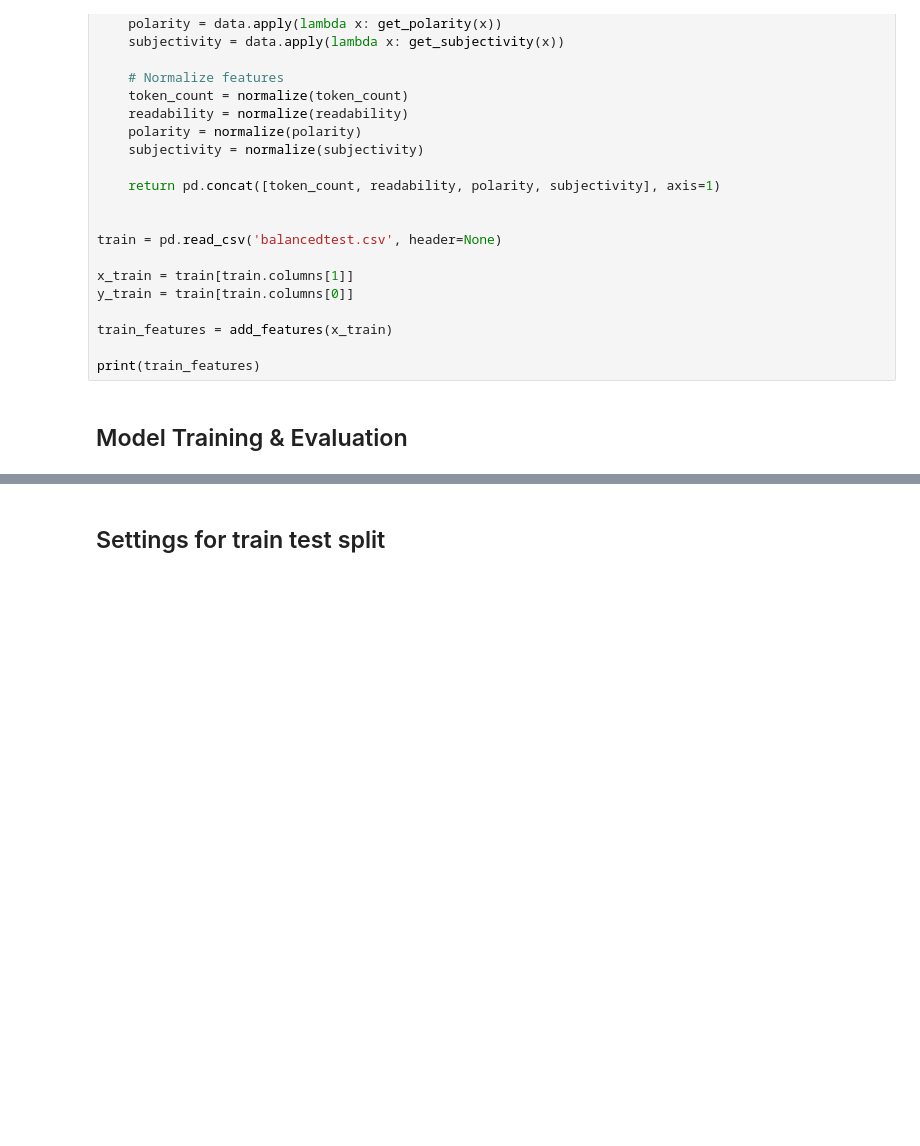
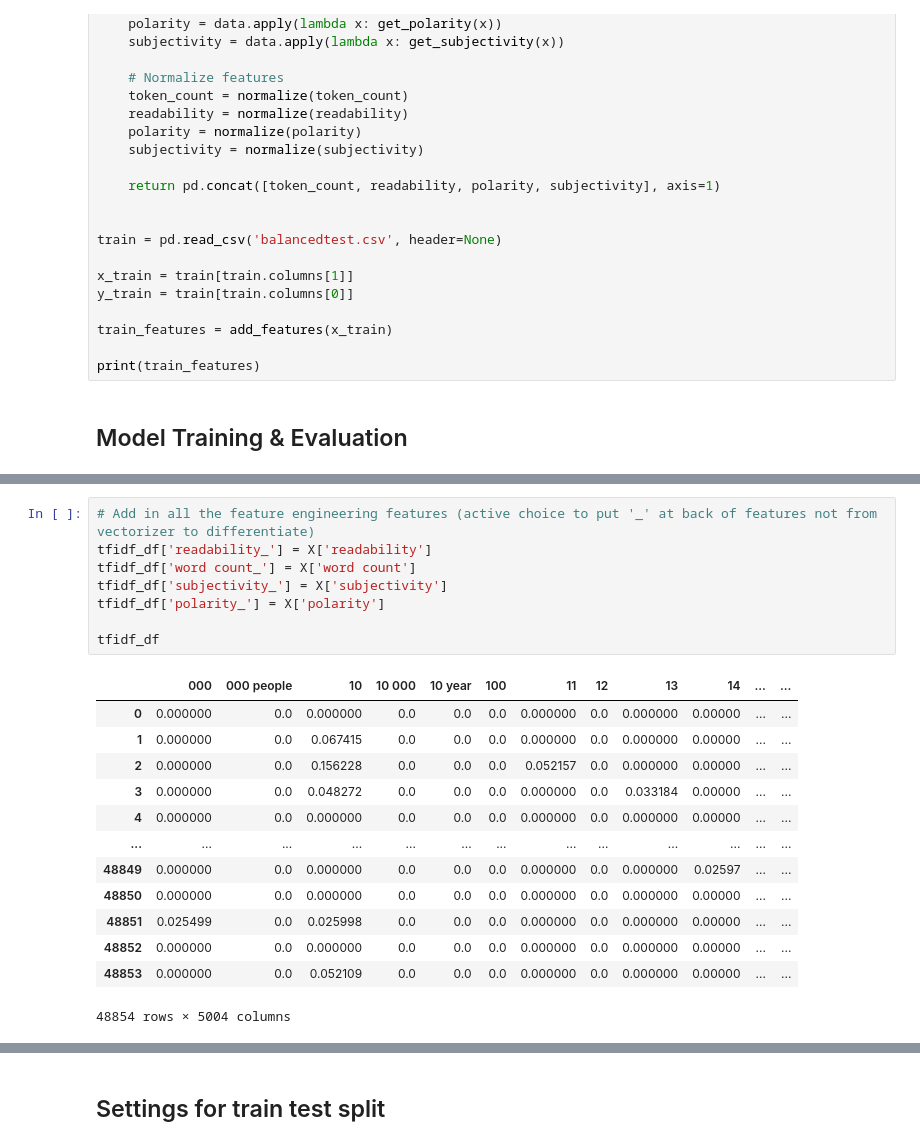
Before and after one commit to Droffilc13/CS4248-NLP_Project, a Jupyter notebook: Team18.ipynb, the cells around one changed output, grey strips where cells are left out. Drawn from its saved outputs; the diff is of its cells as text; blank space fills up the shorter version.

```diff
--- a/Team18.ipynb
+++ b/Team18.ipynb
@@ -99,0 +499,22 @@ tfidf_df = pd.DataFrame(tfidf_matrix.toarray(), columns=vectorizer.get_feature_n
+# %%
+# Add in all the feature engineering features (active choice to put '_' at back of features not from vectorizer to differentiate)
+tfidf_df['readability_'] = X['readability']
+tfidf_df['word count_'] = X['word count']
+tfidf_df['subjectivity_'] = X['subjectivity']
+tfidf_df['polarity_'] = X['polarity']
+
+tfidf_df
+# %% [output]
+|  | 000 | 000 people | 10 | 10 000 | 10 year | 100 | 11 | 12 | 13 | 14 | ... | ... |
+| 0 | 0.000000 | 0.0 | 0.000000 | 0.0 | 0.0 | 0.0 | 0.000000 | 0.0 | 0.000000 | 0.00000 | ... | ... |
+| 1 | 0.000000 | 0.0 | 0.067415 | 0.0 | 0.0 | 0.0 | 0.000000 | 0.0 | 0.000000 | 0.00000 | ... | ... |
+| 2 | 0.000000 | 0.0 | 0.156228 | 0.0 | 0.0 | 0.0 | 0.052157 | 0.0 | 0.000000 | 0.00000 | ... | ... |
+| 3 | 0.000000 | 0.0 | 0.048272 | 0.0 | 0.0 | 0.0 | 0.000000 | 0.0 | 0.033184 | 0.00000 | ... | ... |
+| 4 | 0.000000 | 0.0 | 0.000000 | 0.0 | 0.0 | 0.0 | 0.000000 | 0.0 | 0.000000 | 0.00000 | ... | ... |
+| ... | ... | ... | ... | ... | ... | ... | ... | ... | ... | ... | ... | ... |
+| 48849 | 0.000000 | 0.0 | 0.000000 | 0.0 | 0.0 | 0.0 | 0.000000 | 0.0 | 0.000000 | 0.02597 | ... | ... |
+| 48850 | 0.000000 | 0.0 | 0.000000 | 0.0 | 0.0 | 0.0 | 0.000000 | 0.0 | 0.000000 | 0.00000 | ... | ... |
+| 48851 | 0.025499 | 0.0 | 0.025998 | 0.0 | 0.0 | 0.0 | 0.000000 | 0.0 | 0.000000 | 0.00000 | ... | ... |
+| 48852 | 0.000000 | 0.0 | 0.000000 | 0.0 | 0.0 | 0.0 | 0.000000 | 0.0 | 0.000000 | 0.00000 | ... | ... |
+| 48853 | 0.000000 | 0.0 | 0.052109 | 0.0 | 0.0 | 0.0 | 0.000000 | 0.0 | 0.000000 | 0.00000 | ... | ... |
+48854 rows × 5004 columns
```
Also changed, not shown: parts of 45 cells of this notebook.
